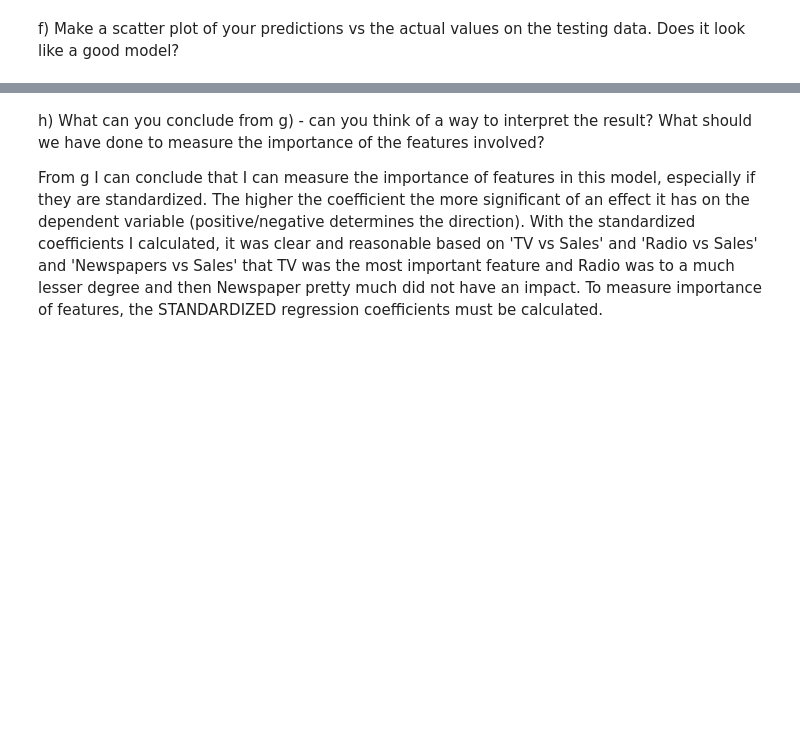
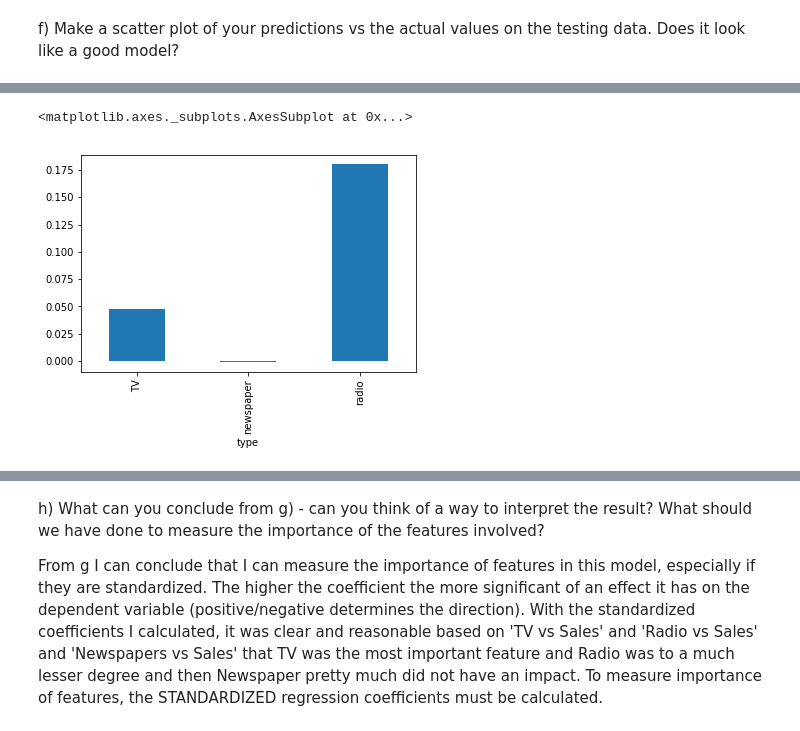
Before and after one commit to Columbia-Intro-Data-Science/python-introduction-MohiAhmed, a Jupyter notebook: Homework 1 - Github and Pandas.ipynb, the cells around one changed output, grey strips where cells are left out. Saved outputs shown, nothing was run; the diff lists cells and outputs as text; code cells hidden in the pictures; blank space fills up the shorter version.

```diff
--- a/Homework 1 - Github and Pandas.ipynb
+++ b/Homework 1 - Github and Pandas.ipynb
@@ -296,0 +301,11 @@ Try looking at LinearRegression().coef_
+# %%
+#To measure importance of features in the model we can look at the regression coefficients. However, we need to check if they
+#are standardized in order to accurately judge their importance (different units and different scales will throw off measurement)
+
+df = pd.DataFrame({'type':['TV','radio','newspaper'], 'coef':regr.coef_})
+df.groupby('type')['coef'].mean().plot(kind='bar')
+#However, this makes it look as if radio is the most important feature.
+#this is because the variables were not standardardized
+# %% [output]
+<matplotlib.axes._subplots.AxesSubplot at 0x...>
+[figure, added]
```
Also changed, not shown: parts of 4 cells of this notebook.
